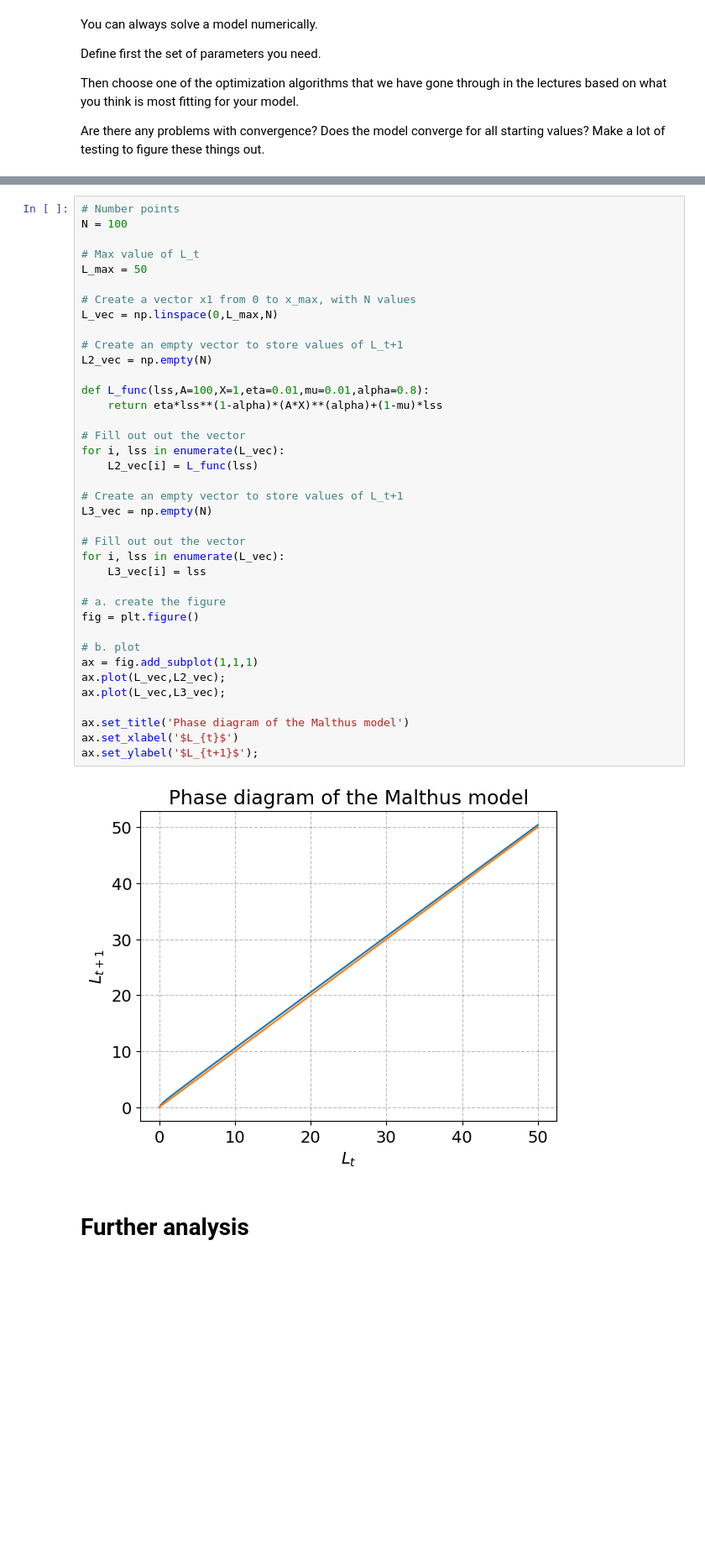
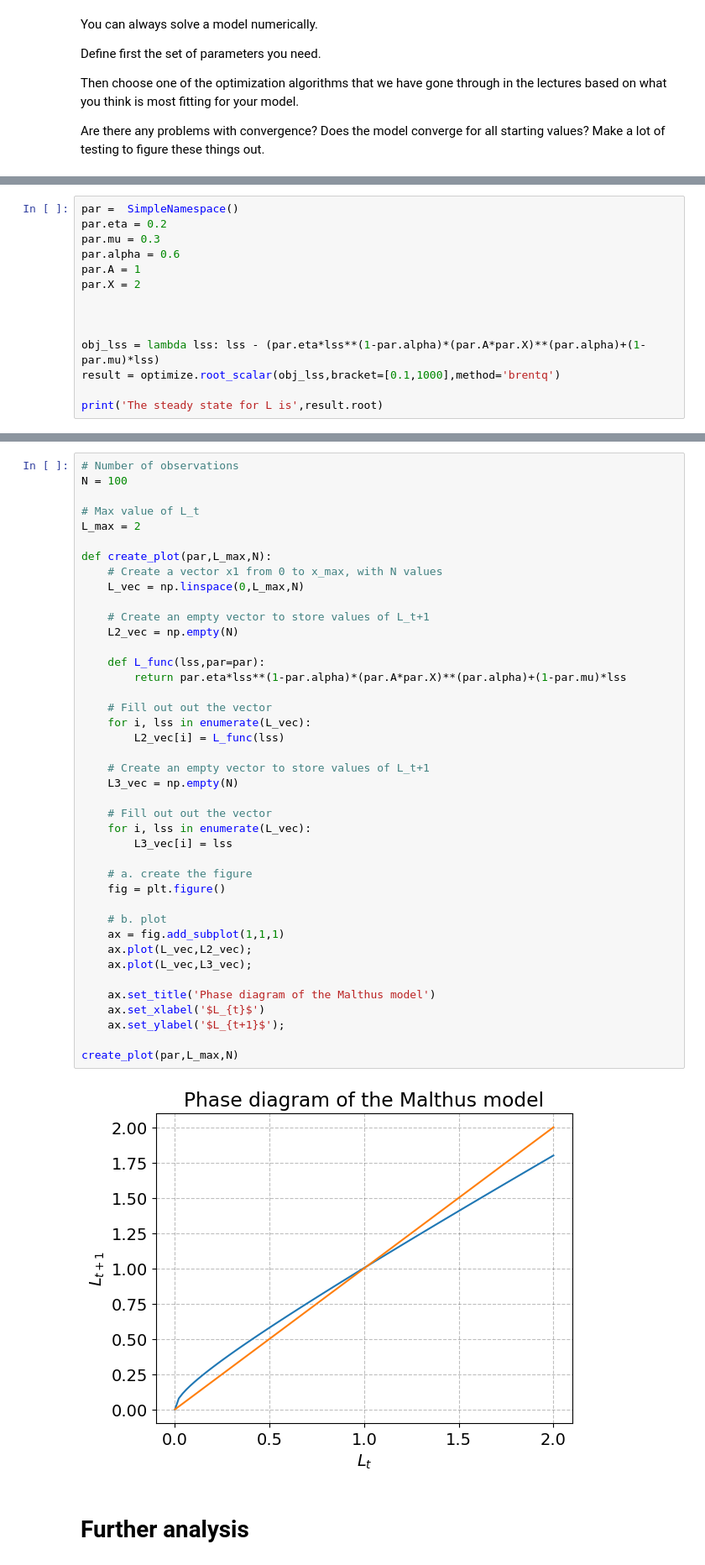
Before and after one commit to NumEconCopenhagen/projects-2023-jos-p-og-tex, a Jupyter notebook: modelproject/modelproject.ipynb, the cells around one changed output, grey strips where cells are left out. Shown at 84% size. Drawn from its saved outputs; the diff is of its cells as text; blank space fills up the shorter version.

Commit message:
Phase der virker

```diff
--- a/modelproject/modelproject.ipynb
+++ b/modelproject/modelproject.ipynb
@@ -194,0 +197,14 @@ the steady state for L is 0.5925925925925908
+# %%
+par =  SimpleNamespace()
+par.eta = 0.2
+par.mu = 0.3
+par.alpha = 0.6
+par.A = 1
+par.X = 2
+
+
+
+obj_lss = lambda lss: lss - (par.eta*lss**(1-par.alpha)*(par.A*par.X)**(par.alpha)+(1-par.mu)*lss)
+result = optimize.root_scalar(obj_lss,bracket=[0.1,1000],method='brentq')
+
+print('The steady state for L is',result.root)
@@ -195,43 +213,46 @@ the steady state for L is 0.5925925925925908
 # %%
-# Number points
+# Number of observations
 N = 100
 
 # Max value of L_t
-L_max = 50
+L_max = 2
 
-# Create a vector x1 from 0 to x_max, with N values
-L_vec = np.linspace(0,L_max,N)
+def create_plot(par,L_max,N):
+    # Create a vector x1 from 0 to x_max, with N values
+    L_vec = np.linspace(0,L_max,N)
 
-# Create an empty vector to store values of L_t+1
-L2_vec = np.empty(N)
+    # Create an empty vector to store values of L_t+1
+    L2_vec = np.empty(N)
 
-def L_func(lss,A=100,X=1,eta=0.01,mu=0.01,alpha=0.8):
-    return eta*lss**(1-alpha)*(A*X)**(alpha)+(1-mu)*lss
+    def L_func(lss,par=par):
+        return par.eta*lss**(1-par.alpha)*(par.A*par.X)**(par.alpha)+(1-par.mu)*lss
 
-# Fill out out the vector
-for i, lss in enumerate(L_vec):
-    L2_vec[i] = L_func(lss)
+    # Fill out out the vector
+    for i, lss in enumerate(L_vec):
+        L2_vec[i] = L_func(lss)
 
-# Create an empty vector to store values of L_t+1
-L3_vec = np.empty(N)
+    # Create an empty vector to store values of L_t+1
+    L3_vec = np.empty(N)
 
-# Fill out out the vector
-for i, lss in enumerate(L_vec):
-    L3_vec[i] = lss
+    # Fill out out the vector
+    for i, lss in enumerate(L_vec):
+        L3_vec[i] = lss
 
-# a. create the figure
-fig = plt.figure()
+    # a. create the figure
+    fig = plt.figure()
 
-# b. plot
-ax = fig.add_subplot(1,1,1)
-ax.plot(L_vec,L2_vec);
-ax.plot(L_vec,L3_vec);
+    # b. plot
+    ax = fig.add_subplot(1,1,1)
+    ax.plot(L_vec,L2_vec);
+    ax.plot(L_vec,L3_vec);
 
-ax.set_title('Phase diagram of the Malthus model')
-ax.set_xlabel('$L_{t}$')
-ax.set_ylabel('$L_{t+1}$');
+    ax.set_title('Phase diagram of the Malthus model')
+    ax.set_xlabel('$L_{t}$')
+    ax.set_ylabel('$L_{t+1}$');
+
+create_plot(par,L_max,N)
 # %% [output]
-[figure, old version]
+[figure, new version]
 # %% [markdown]
 # Further analysis
 # %% [markdown]
```
Also changed, not shown: parts of 4 cells of this notebook.
